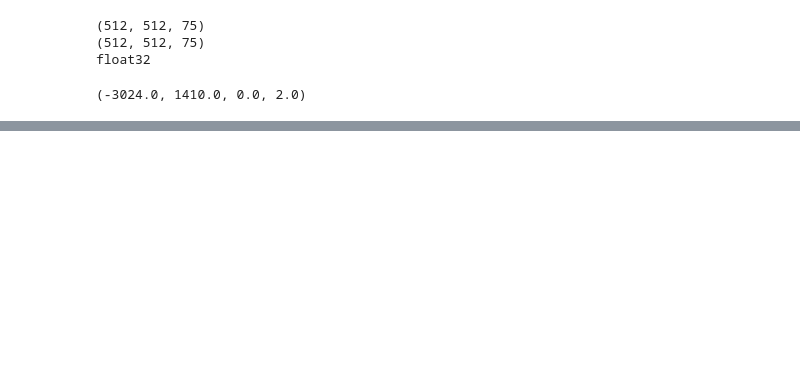
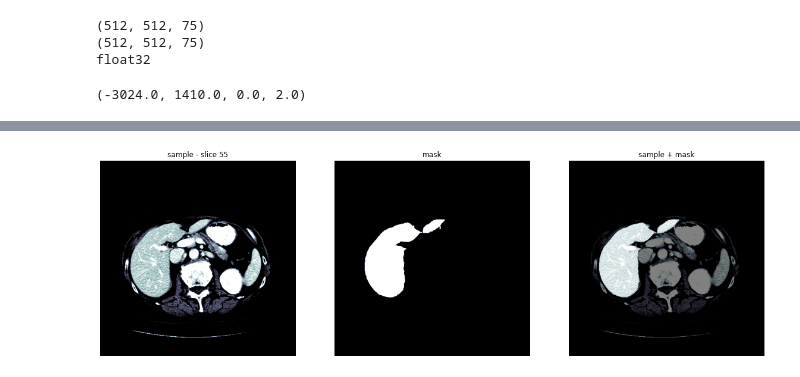
Before and after one commit to markos-gkozntaris/Does-UNet3-Generalize, a Jupyter notebook: notebooks/exploration.ipynb, the cells around one changed output, grey strips where cells are left out. Saved outputs shown, nothing was run; the diff lists cells and outputs as text; code cells hidden in the pictures; blank space fills up the shorter version.

Commit message:
window and resample the CTs

```diff
--- a/notebooks/exploration.ipynb
+++ b/notebooks/exploration.ipynb
@@ -75,0 +59,25 @@ for s in range(50, 75, 5):
+# %%
+dicom_windows = {
+    'brain': (40, 80),
+    'subdural': (100, 254),
+    'stroke': (8, 32),
+    'brain_bone': (600, 2800),
+    'brain_soft': (40, 375),
+    'lungs': (-600, 1500),
+    'mediastinum': (50, 350),
+    'abdomen_soft': (50, 400),
+    'liver': (30, 150),
+    'spine_soft': (50, 250),
+    'spine_bone': (400, 1800),
+    'custom': (60, 200)
+}
+
+def apply_window(ct, window):
+    ''' clip and scale '''
+    clipped = np.clip(ct, window[0], window[1])
+    return (clipped - window[0]) / (window[1] - window[0])
+
+ct_windowed = apply_window(ct, dicom_windows['liver'])
+vis(ct_windowed, mask, slice=55)
+# %% [output]
+[figure, added]
```
Also changed, not shown: parts of 8 cells of this notebook.
